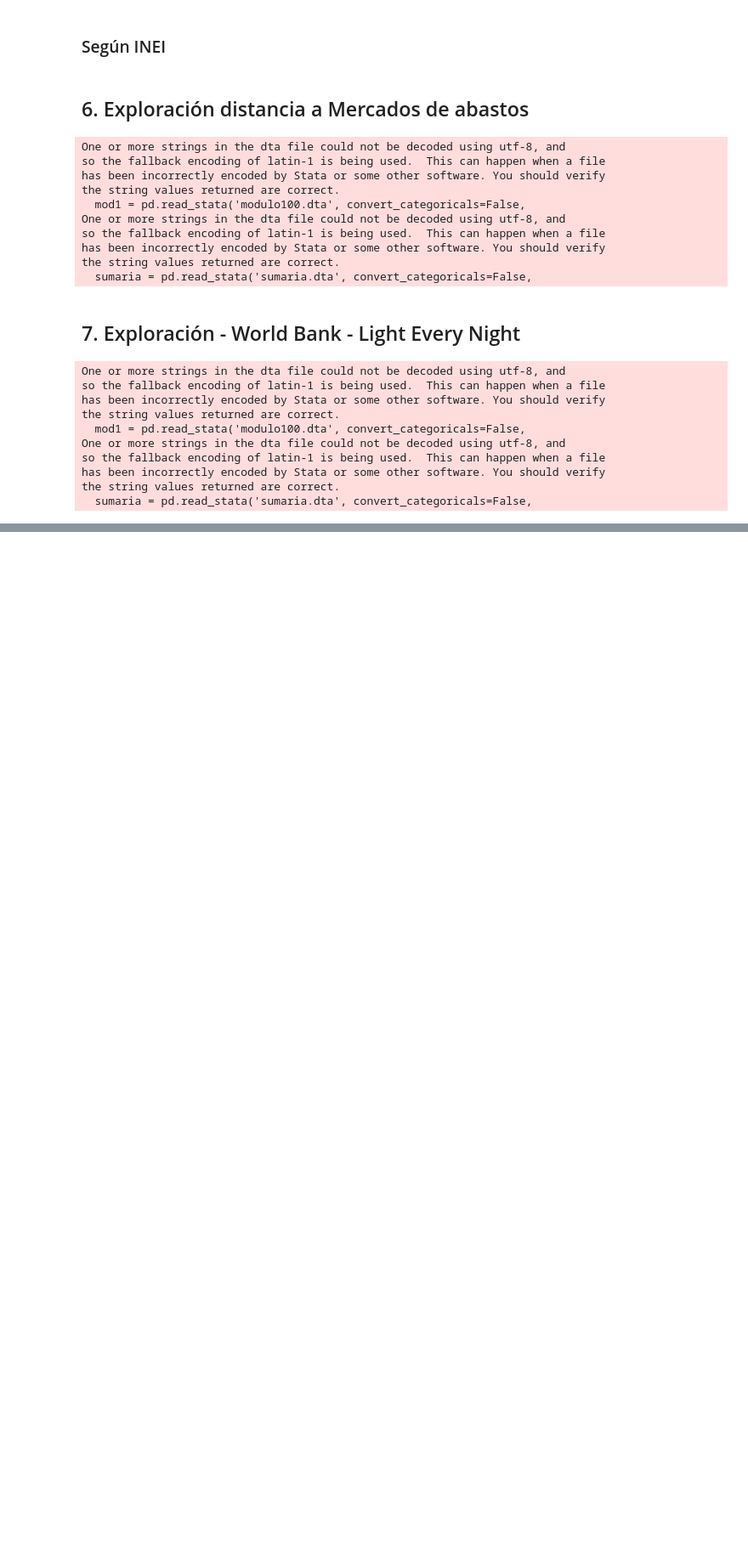
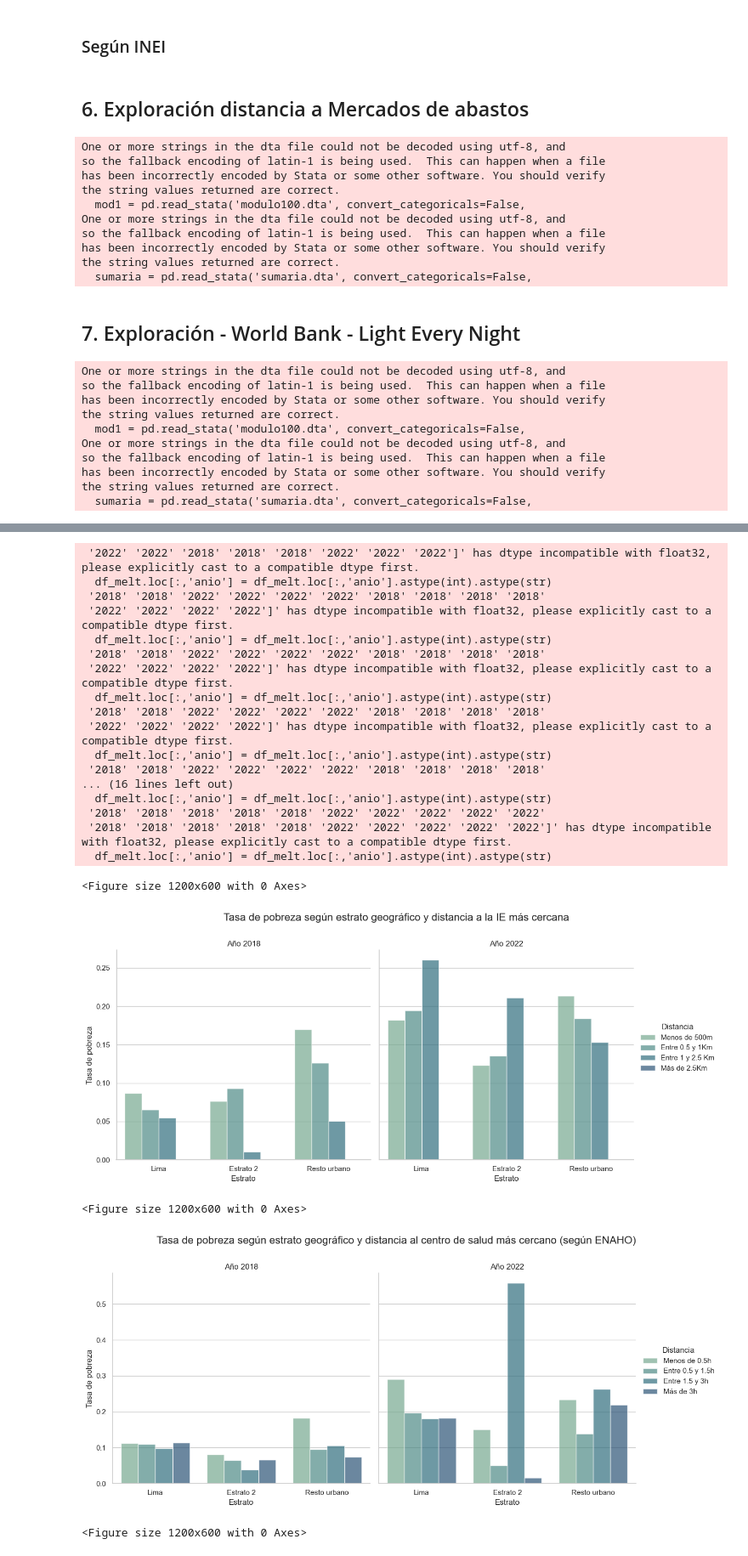
Before and after one commit to cesarnunezh/PDB-Pobreza, a Jupyter notebook: 3. Análisis espacial/variablesEspaciales.ipynb, the cells around one changed output, grey strips where cells are left out. Shown at 85% size. Drawn from its saved outputs; the diff is of its cells as text; code cells hidden in the pictures; blank space fills up the shorter version.

```diff
--- a/3. Análisis espacial/variablesEspaciales.ipynb
+++ b/3. Análisis espacial/variablesEspaciales.ipynb
@@ -630,0 +727,71 @@ mod1['avg_rad'] = mod1.apply(get_avg_rad, axis=1)
+# %%
+os.chdir(r'C:\Users\User\OneDrive - MIGRACIÓN VIDENZA\1. Proyectos\1. Proyectos actuales\23. Artículos PDB\2. PDB - Pobreza Urbana\2. Data\2. Output')
+
+dataframe_names = ['IE', 'CCSS1', 'CCSS_I_II', 'CCSS_I', 'CCSS_II', 'Centro', 'Com', 'Mer', 'Trabajo', 'Rad500', 'Rad1000']
+
+file_path = 'analisisEspacial.xlsx'
+with pd.ExcelWriter(file_path) as writer:
+    for data in dataframe_names:
+        df = merged_dataframes[data]
+        df.to_excel(writer, sheet_name=data, index=False)
+# %%
+import pandas as pd
+import matplotlib.pyplot as plt
+import seaborn as sns
+
+dataframe_names = ['IE', 'CCSS1', 'CCSS_I_II', 'CCSS_I', 'CCSS_II', 'Centro', 'Com', 'Mer', 'Trabajo', 'Rad500', 'Rad1000']
+leyendVals= ['Distancia', 'Distancia', 'Distancia', 'Distancia', 'Distancia', 'Distancia', 'Distancia', 'Distancia', 'Distancia', 'Quintil de luminosidad', 'Quintil de luminosidad']
+titleVals = ['distancia a la IE más cercana', 'distancia al centro de salud más cercano (según ENAHO)', 'distancia al centro de salud de nivel I o II más cercano (según RENIPRESS)', 'distancia al centro de salud de nivel I más cercano (según RENIPRESS)', 'distancia al centro de salud de nivel II más cercano (según RENIPRESS)', 'distancia a la centralidad de la provincia', 'distancia a la comisaría más cercana', 'distancia al mercado de abastos más cercano', 'distancia al centro del distrito donde trabaja', 'nivel de luminosidad en un radio de 500m', 'nivel de luminosidad en un radio de 1 km']
+
+dictLeyend = dict(zip(dataframe_names, leyendVals))
+dictTitles = dict(zip(dataframe_names, titleVals))
+
+os.chdir(r'C:\Users\User\OneDrive - MIGRACIÓN VIDENZA\1. Proyectos\1. Proyectos actuales\23. Artículos PDB\2. PDB - Pobreza Urbana\2. Data\2. Output')
+
+for data in dataframe_names:
+    df = merged_dataframes[data]
+    cond1 = df['anio'] == 2018
+    cond2 = df['anio'] == 2022
+
+    df = df[cond1 | cond2 ]
+    df_melt = pd.melt(df, id_vars=['anio',f'catDist{data}'], value_vars=['Lima', 'Est2', 'Resto'])
+    df_melt.loc[:,'anio'] = df_melt.loc[:,'anio'].astype(int).astype(str)
+    df_melt.loc[df_melt['variable']=='Est2','variable'] = "Estrato 2"
+    df_melt.loc[df_melt['variable']=='Resto','variable'] = "Resto urbano"
+
+    # Setting the figure size
+    plt.figure(figsize=(12, 6))
+
+    sns.set(style="whitegrid")
+    g = sns.FacetGrid(df_melt, col="anio", height=6)
+    g.map_dataframe(sns.barplot, x='variable', y='value', hue=f'catDist{data}', errorbar=None,
+                    palette="crest", alpha=0.7, dodge=True)
+    g.set_axis_labels("Estrato", "Tasa de pobreza")
+    g.set_titles(col_template="Año {col_name}", )
+    g.add_legend(title = dictLeyend[data])
+    g.fig.suptitle(f"Tasa de pobreza según estrato geográfico y {dictTitles[data]}", fontsize=16)
+    plt.subplots_adjust(top=0.85)
+    g.savefig(f"plot_{data}.png")
+# %% [output]
+ '2022' '2022' '2018' '2018' '2018' '2022' '2022' '2022']' has dtype incompatible with float32, please explicitly cast to a compatible dtype first.
+  df_melt.loc[:,'anio'] = df_melt.loc[:,'anio'].astype(int).astype(str)
+ '2018' '2018' '2022' '2022' '2022' '2022' '2018' '2018' '2018' '2018'
+ '2022' '2022' '2022' '2022']' has dtype incompatible with float32, please explicitly cast to a compatible dtype first.
+  df_melt.loc[:,'anio'] = df_melt.loc[:,'anio'].astype(int).astype(str)
+ '2018' '2018' '2022' '2022' '2022' '2022' '2018' '2018' '2018' '2018'
+ '2022' '2022' '2022' '2022']' has dtype incompatible with float32, please explicitly cast to a compatible dtype first.
+  df_melt.loc[:,'anio'] = df_melt.loc[:,'anio'].astype(int).astype(str)
+ '2018' '2018' '2022' '2022' '2022' '2022' '2018' '2018' '2018' '2018'
+ '2022' '2022' '2022' '2022']' has dtype incompatible with float32, please explicitly cast to a compatible dtype first.
+  df_melt.loc[:,'anio'] = df_melt.loc[:,'anio'].astype(int).astype(str)
+ '2018' '2018' '2022' '2022' '2022' '2022' '2018' '2018' '2018' '2018'
+... (16 lines left out)
+  df_melt.loc[:,'anio'] = df_melt.loc[:,'anio'].astype(int).astype(str)
+ '2018' '2018' '2018' '2018' '2018' '2022' '2022' '2022' '2022' '2022'
+ '2018' '2018' '2018' '2018' '2018' '2022' '2022' '2022' '2022' '2022']' has dtype incompatible with float32, please explicitly cast to a compatible dtype first.
+  df_melt.loc[:,'anio'] = df_melt.loc[:,'anio'].astype(int).astype(str)
+<Figure size 1200x600 with 0 Axes>
+[figure, added]
+<Figure size 1200x600 with 0 Axes>
+[figure, added]
+<Figure size 1200x600 with 0 Axes>
```
Also changed, not shown: parts of 18 cells of this notebook, 5 other files.
